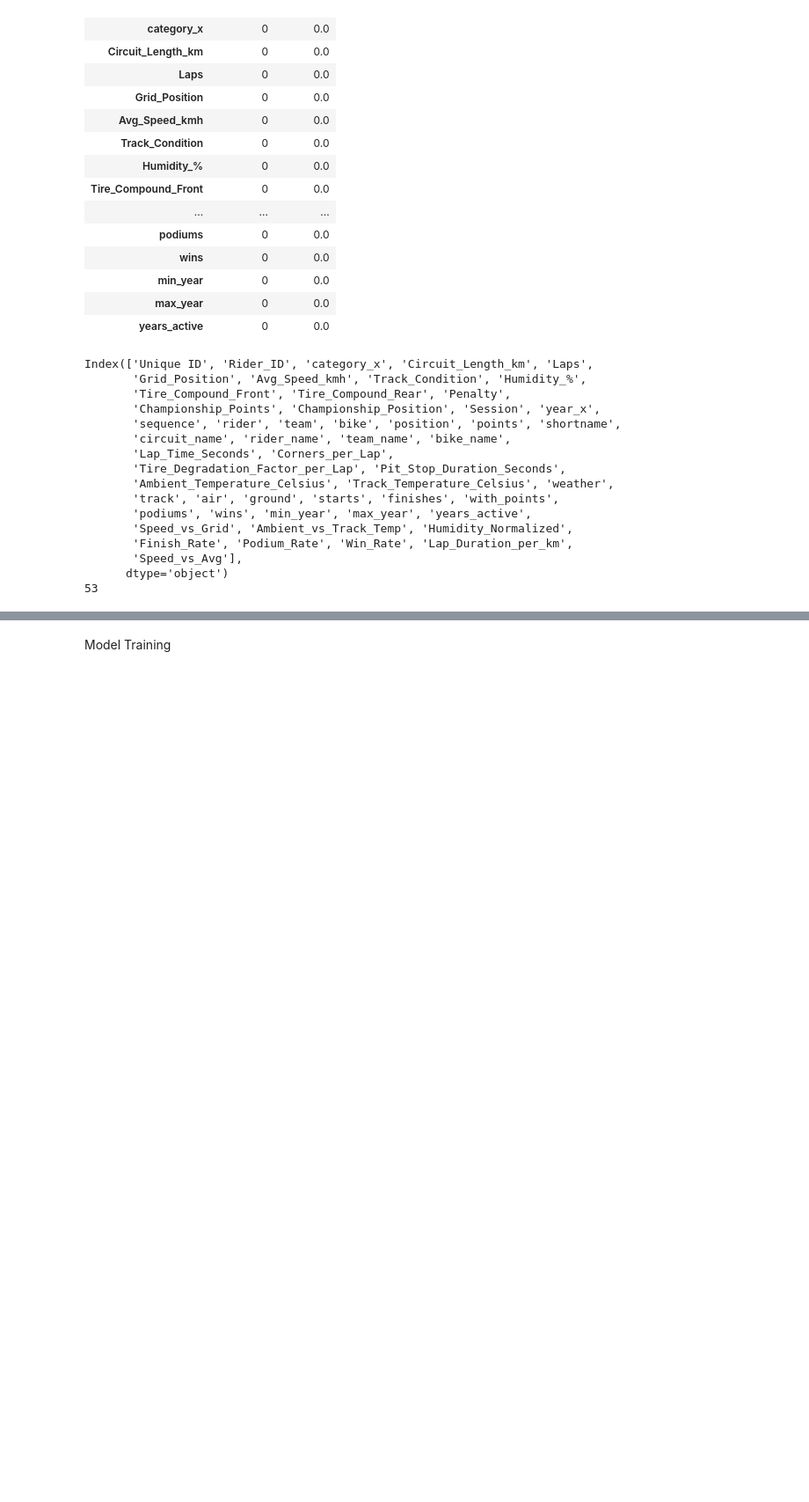
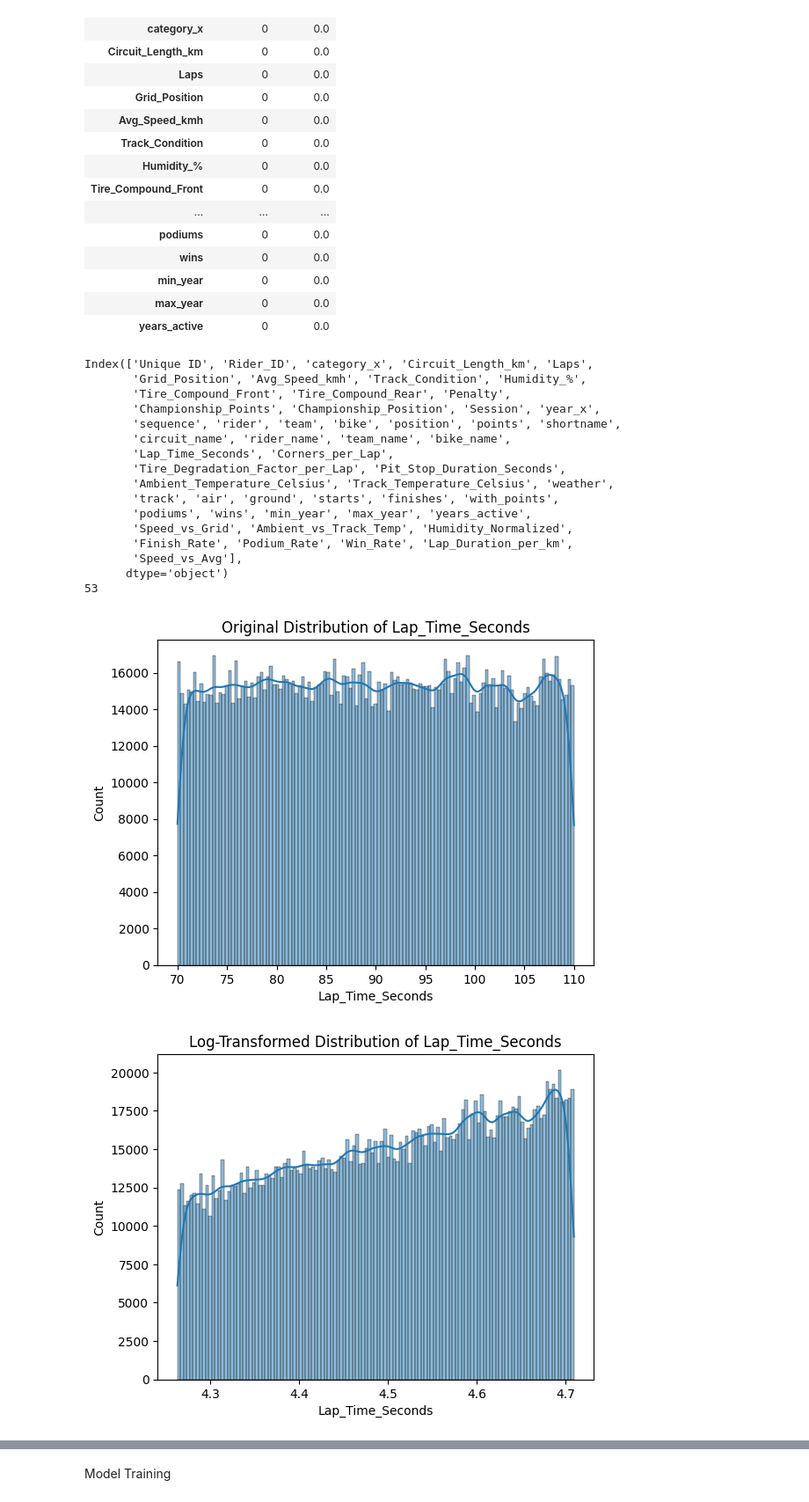
Before and after one commit to Ascrion/Burnout_2025, a Jupyter notebook: Navodith/model.ipynb, the cells around one changed output, grey strips where cells are left out. Shown at 88% size. Drawn from its saved outputs; the diff is of its cells as text; code cells hidden in the pictures; blank space fills up the shorter version.

```diff
--- a/Navodith/model.ipynb
+++ b/Navodith/model.ipynb
@@ -110,3 +108,19 @@ X_test = test.copy()
 
 # Align test data with train data based on columns
 X, X_test = X.align(X_test, join='left', axis=1, fill_value=0)
+# %%
+# Analyze Target Distribution
+import matplotlib.pyplot as plt
+import seaborn as sns
+import numpy as np
+
+sns.histplot(y, kde=True)
+plt.title("Original Distribution of Lap_Time_Seconds")
+plt.show()
+
+sns.histplot(np.log1p(y), kde=True)
+plt.title("Log-Transformed Distribution of Lap_Time_Seconds")
+plt.show()
+# %% [output]
+[figure, added]
+[figure, added]
```
Also changed, not shown: parts of 6 cells of this notebook, 1 other file.
